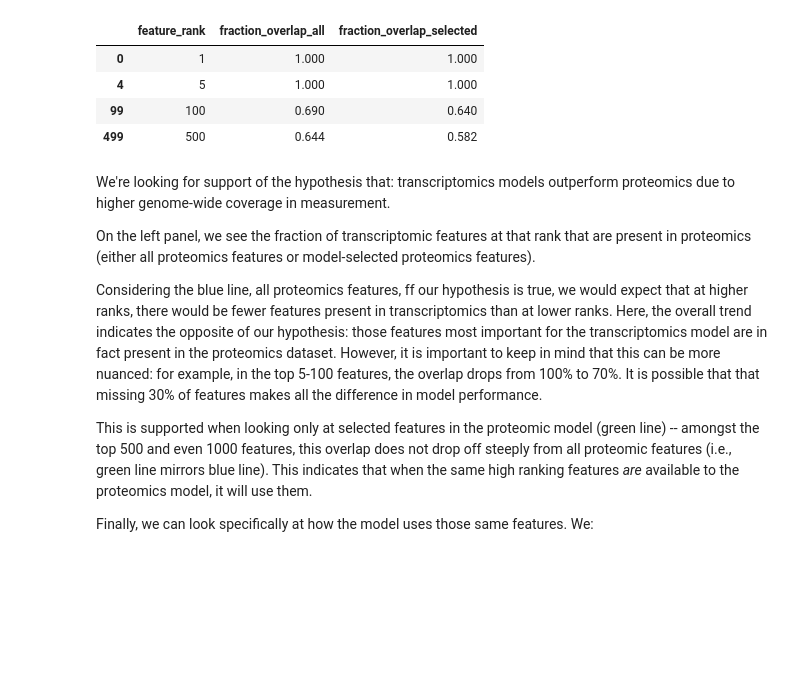
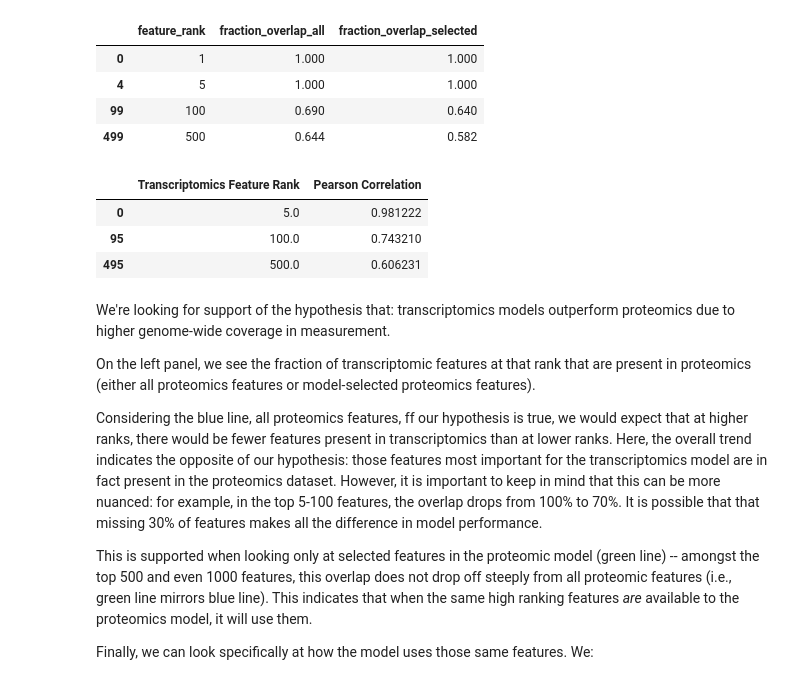
Before and after one commit to hmbaghdassarian/metastatic_potential, a Jupyter notebook: notebooks/B_protein_prediction/04_feature_downsampling.ipynb, the cells around one changed output. Drawn from its saved outputs; the diff is of its cells as text; code cells hidden in the pictures; blank space fills up the shorter version.

```diff
--- a/notebooks/B_protein_prediction/04_feature_downsampling.ipynb
+++ b/notebooks/B_protein_prediction/04_feature_downsampling.ipynb
@@ -296,6 +300,13 @@ model_coefs_rna[model_coefs_rna['feature_rank'].isin([1, 5, 100, 500])][
 | 4 | 5 | 1.000 | 1.000 |
 | 99 | 100 | 0.690 | 0.640 |
 | 499 | 500 | 0.644 | 0.582 |
+# %%
+rank_pearson[rank_pearson['Transcriptomics Feature Rank'].isin([5, 100, 500])]
+# %% [output]
+|  | Transcriptomics Feature Rank | Pearson Correlation |
+| 0 | 5.0 | 0.981222 |
+| 95 | 100.0 | 0.743210 |
+| 495 | 500.0 | 0.606231 |
 # %% [markdown]
 We're looking for support of the hypothesis that: transcriptomics models outperform proteomics due to higher genome-wide coverage in measurement.
 
```
Also changed, not shown: parts of 28 cells of this notebook, 7 other files.
